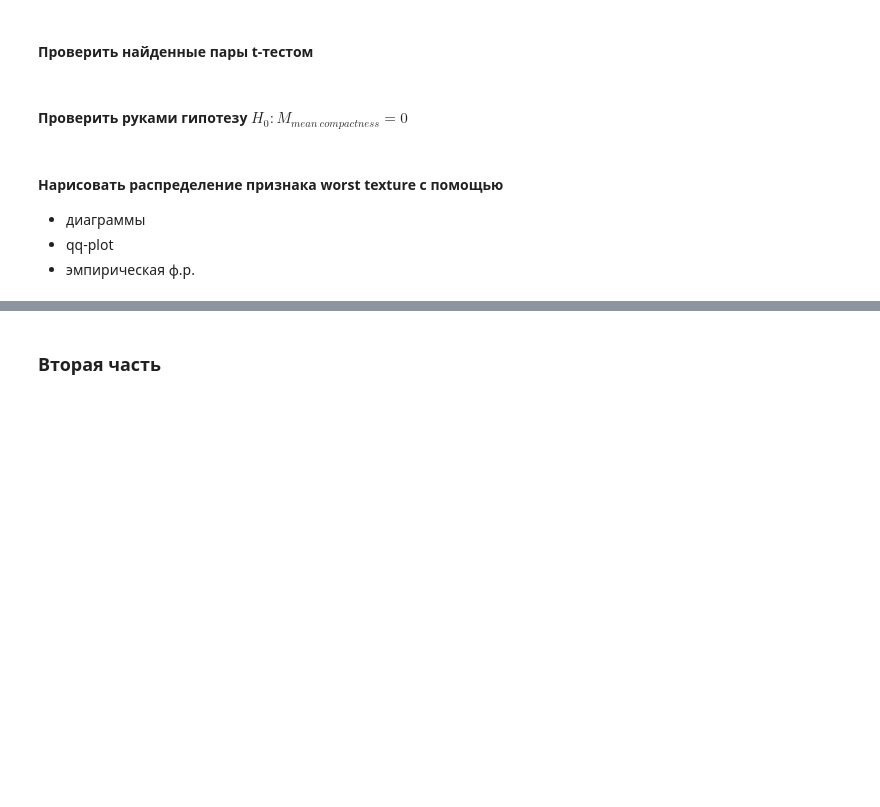
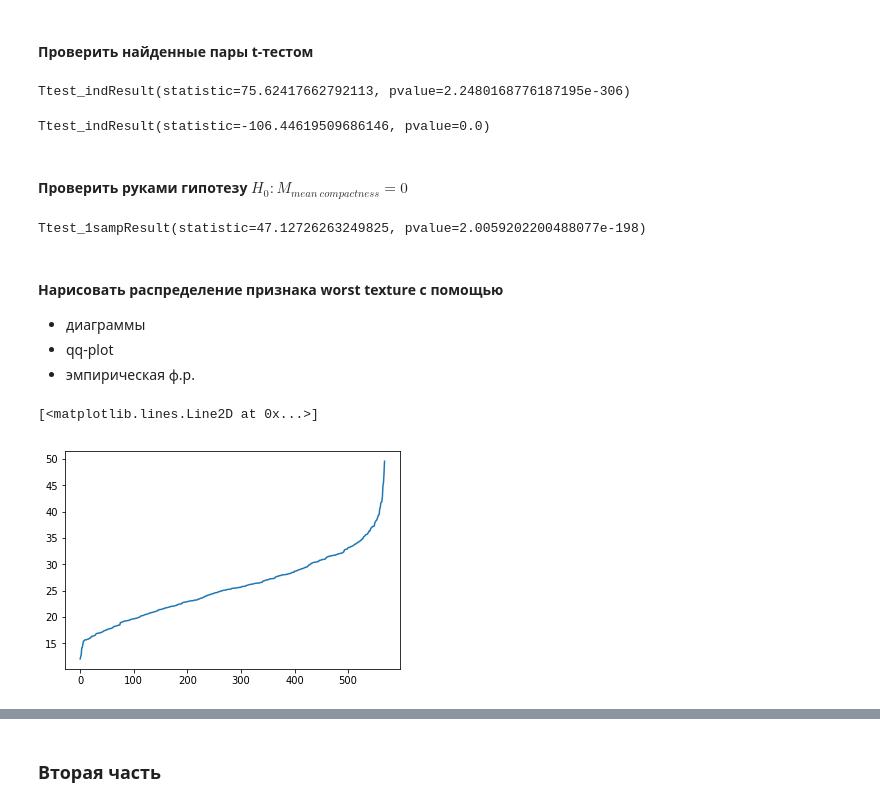
Before and after one commit to levprltsk/Python-Netology-HWs, a Jupyter notebook: HW3 Stat.ipynb, the cells around one changed output, grey strips where cells are left out. Cells and saved outputs as stored; diff of their text form; code cells hidden in the pictures; blank space fills up the shorter version.

```diff
--- a/HW3 Stat.ipynb
+++ b/HW3 Stat.ipynb
@@ -79,10 +117,21 @@ corr
 #### Проверить найденные пары t-тестом
 # %%
 # your solution is here
+
+stats.ttest_ind(df['mean perimeter'],df['mean radius'], equal_var = False)
+# %% [output]
+Ttest_indResult(statistic=75.62417662792113, pvalue=2.2480168776187195e-306)
+# %%
+stats.ttest_ind(df['mean smoothness'],df['mean texture'], equal_var = False)
+# %% [output]
+Ttest_indResult(statistic=-106.44619509686146, pvalue=0.0)
 # %% [markdown]
 #### Проверить руками гипотезу $H_0: M_{mean\ compactness} = 0$
 # %%
 # your solution is here
+stats.ttest_1samp(df['mean compactness'], 0)
+# %% [output]
+Ttest_1sampResult(statistic=47.12726263249825, pvalue=2.0059202200488077e-198)
 # %% [markdown]
 #### Нарисовать распределение признака worst texture с помощью
 - диаграммы
@@ -90,3 +139,7 @@ corr
 - эмпирическая ф.р.
 # %%
 # your solution is here
+plt.plot(sorted(df['worst texture']))
+# %% [output]
+[<matplotlib.lines.Line2D at 0x...>]
+[figure, added]
```
Also changed, not shown: parts of 12 cells of this notebook.
